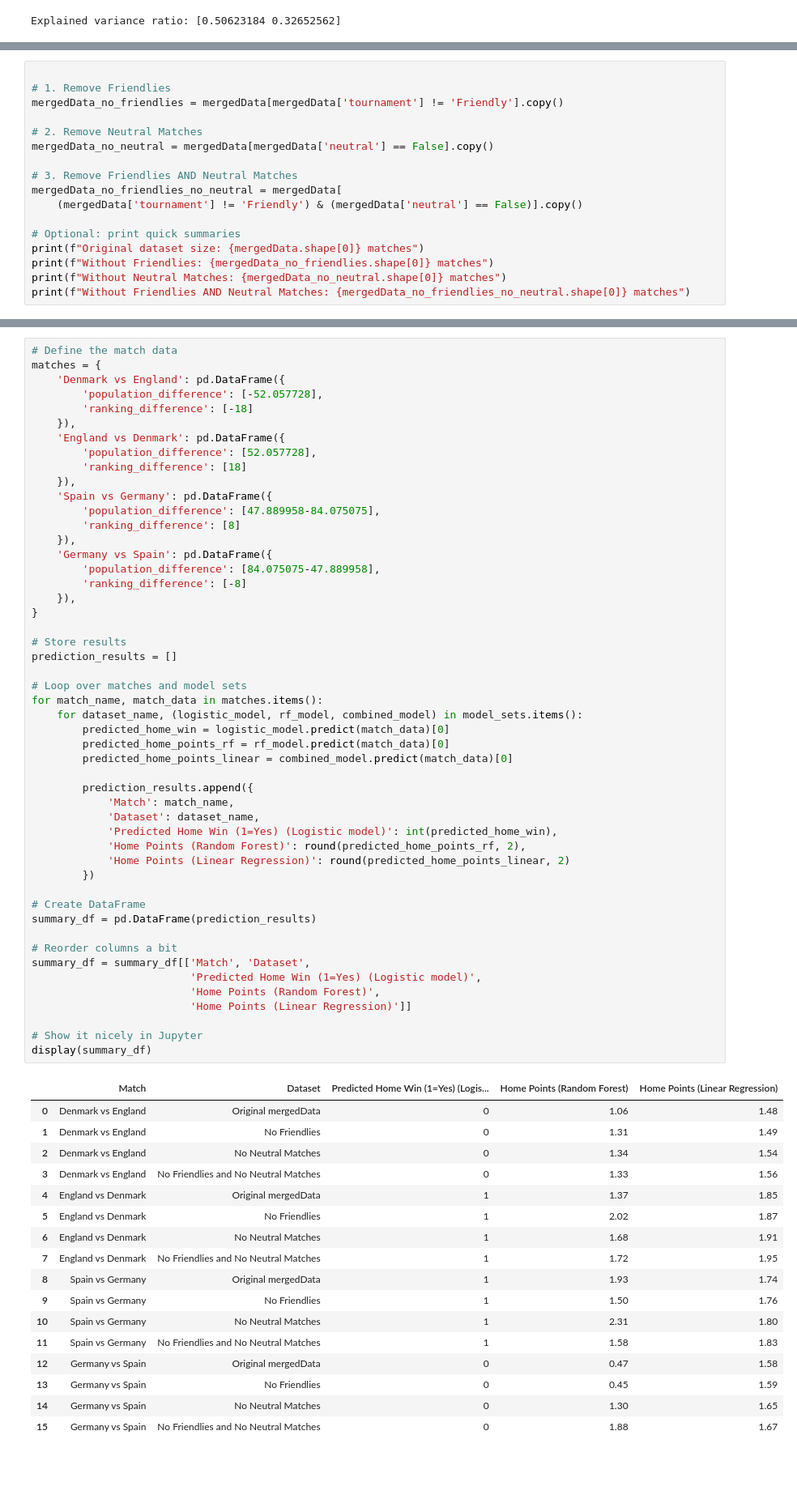
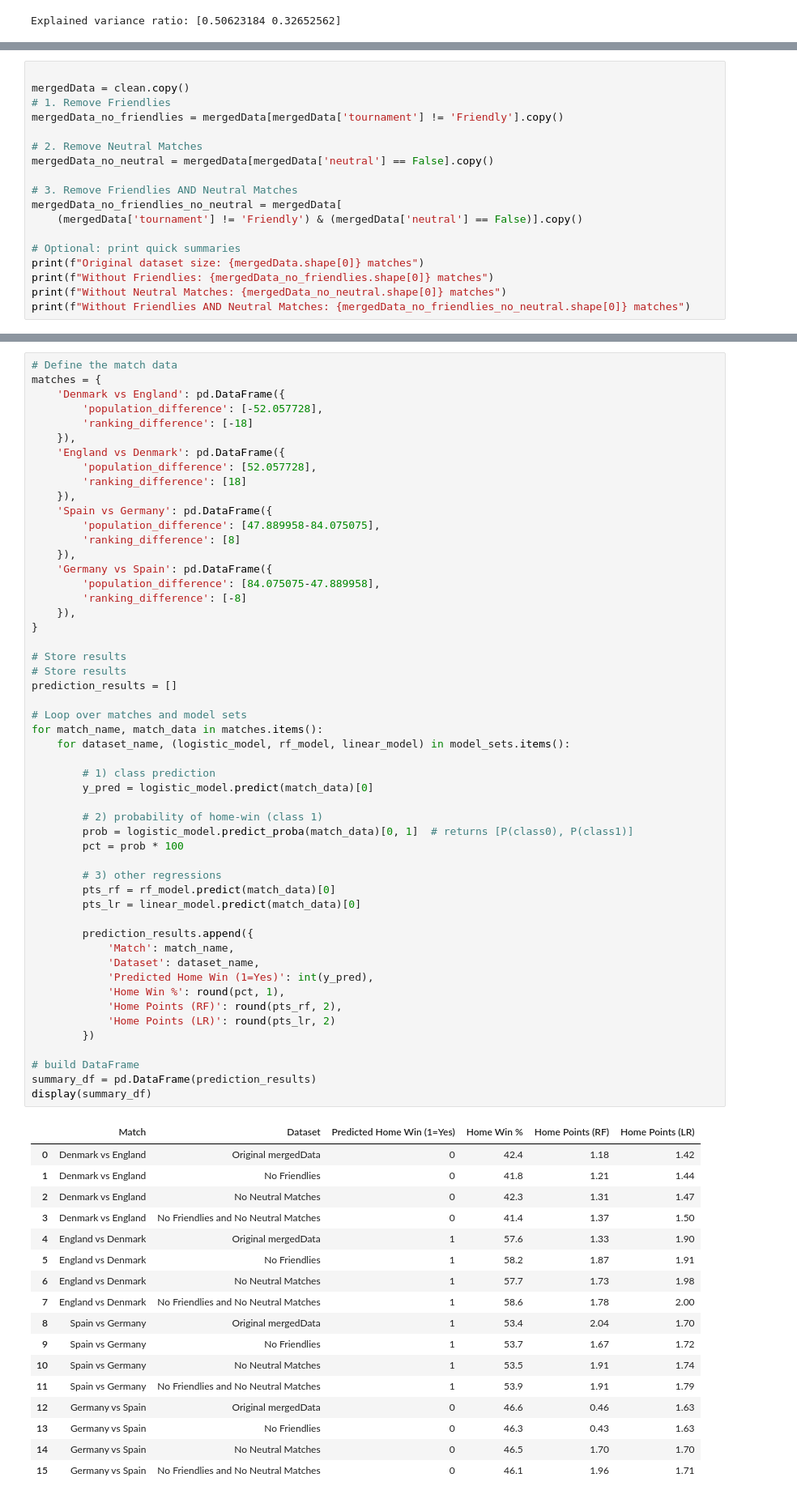
Before and after one commit to LucasHemm/Exam_AI, a Jupyter notebook: AI_Exam.ipynb, the cells around one changed output, grey strips where cells are left out. Shown at 81% size. Cells and saved outputs as stored; diff of their text form; blank space fills up the shorter version.

Commit message:
adds unsupervised learning removal of outliers. also adds a win percentage to the ending table

```diff
--- a/AI_Exam.ipynb
+++ b/AI_Exam.ipynb
@@ -380,5 +478,6 @@ Estimated number of noise points: 551
 # %%
 
+mergedData = clean.copy()
 # 1. Remove Friendlies
 mergedData_no_friendlies = mergedData[mergedData['tournament'] != 'Friendly'].copy()
 
@@ -1177,63 +1276,65 @@ matches = {
         'ranking_difference': [-18]
     }),
     'England vs Denmark': pd.DataFrame({
         'population_difference': [52.057728],
         'ranking_difference': [18]
     }),
     'Spain vs Germany': pd.DataFrame({
         'population_difference': [47.889958-84.075075],
         'ranking_difference': [8]
     }),
     'Germany vs Spain': pd.DataFrame({
         'population_difference': [84.075075-47.889958],
         'ranking_difference': [-8]
     }),
 }
 
 # Store results
+# Store results
 prediction_results = []
 
 # Loop over matches and model sets
 for match_name, match_data in matches.items():
-    for dataset_name, (logistic_model, rf_model, combined_model) in model_sets.items():
-        predicted_home_win = logistic_model.predict(match_data)[0]
-        predicted_home_points_rf = rf_model.predict(match_data)[0]
-        predicted_home_points_linear = combined_model.predict(match_data)[0]
+    for dataset_name, (logistic_model, rf_model, linear_model) in model_sets.items():
+
+        # 1) class prediction
+        y_pred = logistic_model.predict(match_data)[0]
+
+        # 2) probability of home‐win (class 1)
+        prob = logistic_model.predict_proba(match_data)[0, 1]  # returns [P(class0), P(class1)]
+        pct = prob * 100
+
+        # 3) other regressions
+        pts_rf = rf_model.predict(match_data)[0]
+        pts_lr = linear_model.predict(match_data)[0]
 
         prediction_results.append({
             'Match': match_name,
             'Dataset': dataset_name,
-            'Predicted Home Win (1=Yes) (Logistic model)': int(predicted_home_win),
-            'Home Points (Random Forest)': round(predicted_home_points_rf, 2),
-            'Home Points (Linear Regression)': round(predicted_home_points_linear, 2)
+            'Predicted Home Win (1=Yes)': int(y_pred),
+            'Home Win %': round(pct, 1),
+            'Home Points (RF)': round(pts_rf, 2),
+            'Home Points (LR)': round(pts_lr, 2)
         })
 
-# Create DataFrame
+# build DataFrame
 summary_df = pd.DataFrame(prediction_results)
-
-# Reorder columns a bit
-summary_df = summary_df[['Match', 'Dataset',
-                         'Predicted Home Win (1=Yes) (Logistic model)',
-                         'Home Points (Random Forest)',
-                         'Home Points (Linear Regression)']]
-
-# Show it nicely in Jupyter
 display(summary_df)
 # %% [output]
-|  | Match | Dataset | Predicted Home Win (1=Yes) (Logis... | Home Points (Random Forest) | Home Points (Linear Regression) |
-| 0 | Denmark vs England | Original mergedData | 0 | 1.06 | 1.48 |
-| 1 | Denmark vs England | No Friendlies | 0 | 1.31 | 1.49 |
-| 2 | Denmark vs England | No Neutral Matches | 0 | 1.34 | 1.54 |
-| 3 | Denmark vs England | No Friendlies and No Neutral Matches | 0 | 1.33 | 1.56 |
-| 4 | England vs Denmark | Original mergedData | 1 | 1.37 | 1.85 |
-| 5 | England vs Denmark | No Friendlies | 1 | 2.02 | 1.87 |
-| 6 | England vs Denmark | No Neutral Matches | 1 | 1.68 | 1.91 |
-| 7 | England vs Denmark | No Friendlies and No Neutral Matches | 1 | 1.72 | 1.95 |
-| 8 | Spain vs Germany | Original mergedData | 1 | 1.93 | 1.74 |
-| 9 | Spain vs Germany | No Friendlies | 1 | 1.50 | 1.76 |
-| 10 | Spain vs Germany | No Neutral Matches | 1 | 2.31 | 1.80 |
-| 11 | Spain vs Germany | No Friendlies and No Neutral Matches | 1 | 1.58 | 1.83 |
-| 12 | Germany vs Spain | Original mergedData | 0 | 0.47 | 1.58 |
-| 13 | Germany vs Spain | No Friendlies | 0 | 0.45 | 1.59 |
-| 14 | Germany vs Spain | No Neutral Matches | 0 | 1.30 | 1.65 |
-| 15 | Germany vs Spain | No Friendlies and No Neutral Matches | 0 | 1.88 | 1.67 |
+|  | Match | Dataset | Predicted Home Win (1=Yes) | Home Win % | Home Points (RF) | Home Points (LR) |
+| 0 | Denmark vs England | Original mergedData | 0 | 42.4 | 1.18 | 1.42 |
+| 1 | Denmark vs England | No Friendlies | 0 | 41.8 | 1.21 | 1.44 |
+| 2 | Denmark vs England | No Neutral Matches | 0 | 42.3 | 1.31 | 1.47 |
+| 3 | Denmark vs England | No Friendlies and No Neutral Matches | 0 | 41.4 | 1.37 | 1.50 |
+| 4 | England vs Denmark | Original mergedData | 1 | 57.6 | 1.33 | 1.90 |
+| 5 | England vs Denmark | No Friendlies | 1 | 58.2 | 1.87 | 1.91 |
+| 6 | England vs Denmark | No Neutral Matches | 1 | 57.7 | 1.73 | 1.98 |
+| 7 | England vs Denmark | No Friendlies and No Neutral Matches | 1 | 58.6 | 1.78 | 2.00 |
+| 8 | Spain vs Germany | Original mergedData | 1 | 53.4 | 2.04 | 1.70 |
+| 9 | Spain vs Germany | No Friendlies | 1 | 53.7 | 1.67 | 1.72 |
+| 10 | Spain vs Germany | No Neutral Matches | 1 | 53.5 | 1.91 | 1.74 |
+| 11 | Spain vs Germany | No Friendlies and No Neutral Matches | 1 | 53.9 | 1.91 | 1.79 |
+| 12 | Germany vs Spain | Original mergedData | 0 | 46.6 | 0.46 | 1.63 |
+| 13 | Germany vs Spain | No Friendlies | 0 | 46.3 | 0.43 | 1.63 |
+| 14 | Germany vs Spain | No Neutral Matches | 0 | 46.5 | 1.70 | 1.70 |
+| 15 | Germany vs Spain | No Friendlies and No Neutral Matches | 0 | 46.1 | 1.96 | 1.71 |
```
Also changed, not shown: parts of 13 cells of this notebook.
